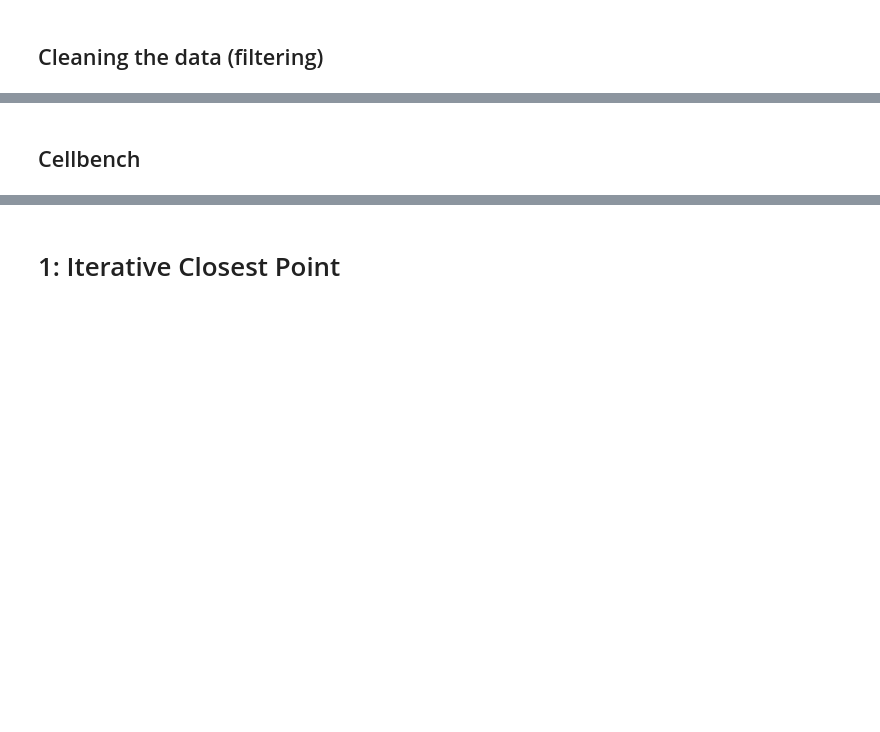
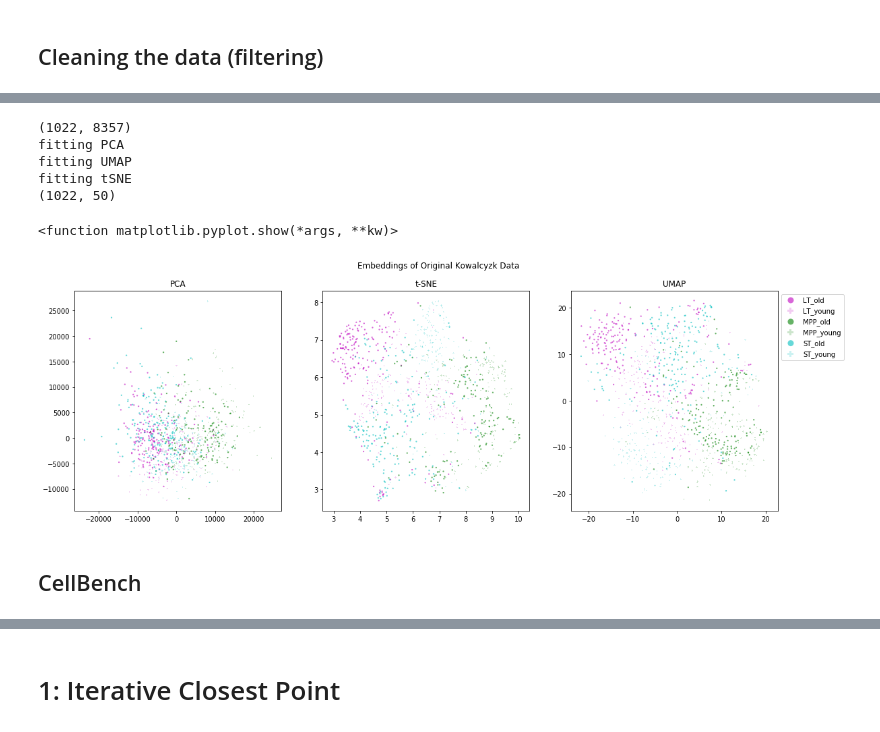
Before and after one commit to AmirAlavi/sc-alignment-benchmarking, a Jupyter notebook: data-alignment experiments.ipynb, the cells around one changed output, grey strips where cells are left out. Cells and saved outputs as stored; diff of their text form; code cells hidden in the pictures; blank space fills up the shorter version.

Commit message:
Added Kowalcyzk data

```diff
--- a/data-alignment experiments.ipynb
+++ b/data-alignment experiments.ipynb
@@ -26,3 +78,57 @@ def filter_genes(df, min_cells=FILTER_MIN_READS):
+# %%
+# Embed
+n_cells = np.sum([datasets['Kowalcyzk'][batch]['counts'].shape[1] for batch in datasets['Kowalcyzk'].keys()])
+X = np.zeros((n_cells, next(iter(datasets['Kowalcyzk'].values()))['counts'].shape[0]))
+y_batch = []
+y_cell_line = []
+cur_idx = 0
+for batch in datasets['Kowalcyzk'].keys():
+    cur_size = datasets['Kowalcyzk'][batch]['counts'].shape[1]
+    y_batch.extend([batch]*cur_size)
+    y_cell_line.extend(datasets['Kowalcyzk'][batch]['meta']['cell_type'])
+    X[cur_idx: cur_idx + cur_size] = datasets['Kowalcyzk'][batch]['counts'].T
+    cur_idx += cur_size
+y_batch = np.array(y_batch)
+y_cell_line = np.array(y_cell_line)
+assert(len(y_batch) == X.shape[0] and len(y_cell_line) == X.shape[0])
+print(X.shape)
+# X = StandardScaler().fit_transform(X)
+print('fitting PCA')
+X_pca = PCA(n_components=N_PC).fit_transform(X)
+print('fitting UMAP')
+X_umap = umap.UMAP().fit_transform(X)
+print('fitting tSNE')
+X_tsne = TSNE(n_components=2).fit_transform(X)
+print(X_pca.shape)
+# %% [output]
+(1022, 8357)
+fitting PCA
+fitting UMAP
+fitting tSNE
+(1022, 50)
+# %%
+# Visualize
+fig, (ax1, ax2, ax3) = plt.subplots(1, 3, figsize=(20,6))
+fig.suptitle('Embeddings of Original Kowalcyzk Data')
+ax1.set_title('PCA')
+ax2.set_title('t-SNE')
+ax3.set_title('UMAP')
+total_cells = 0
+for cell_line, shade in zip(np.unique(y_cell_line), ['m', 'g', 'c']):
+    for batch, opacity, marker in zip(np.unique(y_batch), [0.6, 0.2], ['o', 'P']):
+        #print(np.where((y_cell_line == cell_line))[0])
+        idx = np.where((y_cell_line == cell_line) & (y_batch == batch))[0]
+        for embedding, ax in zip([X_pca, X_umap, X_tsne], [ax1, ax2, ax3]):
+            X_subset = embedding[idx, :2]
+            total_cells += X_subset.shape[0]
+            ax.scatter(X_subset[:,0], X_subset[:,1], s=5, c=shade, edgecolors='none', marker=marker, alpha=opacity, label='{}_{}'.format(cell_line, batch))
+plt.legend(markerscale=4., loc="upper left", bbox_to_anchor=(1,1))
+plt.subplots_adjust(right=0.85)
+plt.savefig('Kowalcyzk_embeddings.pdf', bbox='tight')
+plt.show
+# %% [output]
+<function matplotlib.pyplot.show(*args, **kw)>
+[figure, added]
 # %% [markdown]
-## Cellbench
+## CellBench
 # %%
```
Also changed, not shown: parts of 13 cells of this notebook, 2 other files.
